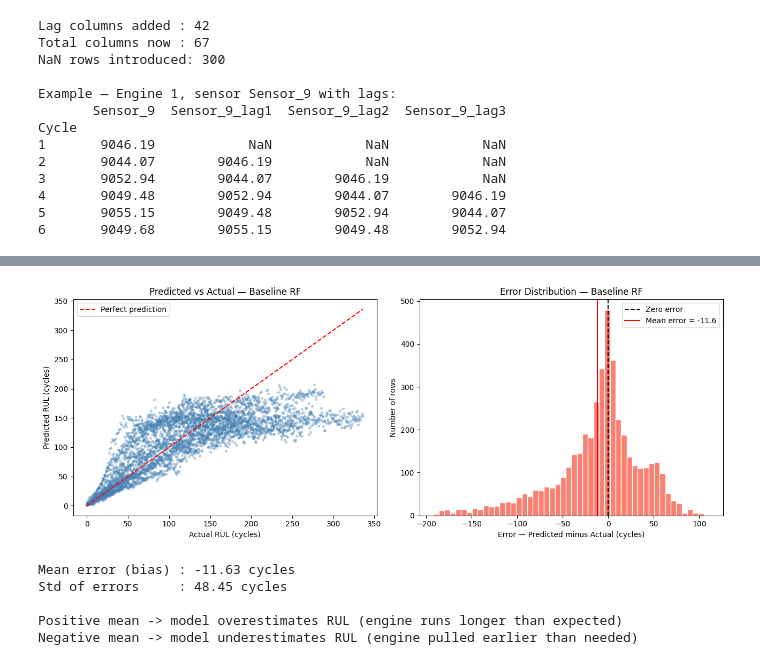
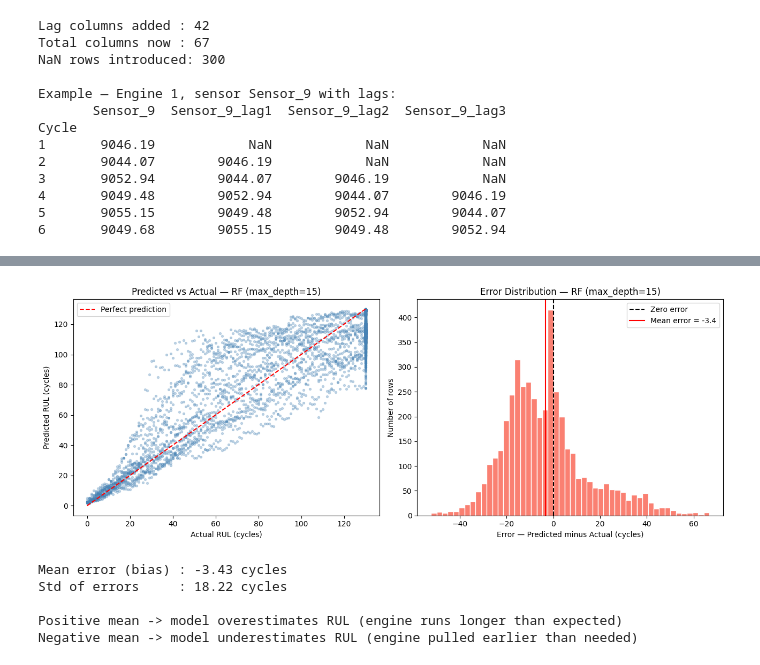
Before and after one commit to hazemabollfadl/Predictive-Maintenance-for-Industrial-Equipment, a Jupyter notebook: src/notebooks/random_forest.ipynb, the cells around one changed output, grey strips where cells are left out. Cells and saved outputs as stored; diff of their text form; code cells hidden in the pictures.

Commit message:
update random forest with final conclusion

```diff
--- a/src/notebooks/random_forest.ipynb
+++ b/src/notebooks/random_forest.ipynb
@@ -140,6 +173,8 @@ print(f'Min RUL           : {df_train_["RUL"].min()}')
 Max RUL after cap : 130
 Min RUL           : 0
 # %%
+df_train['RUL'] = df_train['RUL'].clip(upper=RUL_CAP)
+
 LAG_STEPS = [1, 2, 3]
 
 for lag in LAG_STEPS:
@@ -248,13 +289,11 @@ test_engines  = engine_ids[split_point:]
 train_df = df.loc[df.index.get_level_values('Engine_ID').isin(train_engines)]
 test_df  = df.loc[df.index.get_level_values('Engine_ID').isin(test_engines)]
 
-feature_cols = [c for c in df.columns if c not in ['RUL', 'Label_30']]
+feature_cols = [c for c in df.columns if c not in ['Engine_ID','RUL']]
 
-X_train = train_df[feature_cols].values
-y_train = train_df['RUL'].values
+X_train, y_train = train_df[feature_cols].values, train_df['RUL'].values
 
-X_test  = test_df[feature_cols].values
-y_test  = test_df['RUL'].values
+X_test, y_test = test_df[feature_cols].values, test_df['RUL'].values
 
 print(f'Train engines : {len(train_engines)}  (engine {train_engines[0]} to {train_engines[-1]})')
 print(f'Test engines  : {len(test_engines)}  (engine {test_engines[0]} to {test_engines[-1]})')
@@ -284,15 +312,0 @@ evaluate() ready.
-# %%
-rf_baseline = RandomForestRegressor(
-    n_estimators = 100,
-    max_features = 'sqrt',
-    max_depth    = None,   # unlimited — will likely overfit
-    random_state = 42,
-    n_jobs       = -1
-)
-
-rf_baseline.fit(X_train, y_train)
-print('Training complete.')
-print()
-
-evaluate(y_train, rf_baseline.predict(X_train), label='Baseline — Train')
-evaluate(y_test,  rf_baseline.predict(X_test),  label='Baseline — Test')
@@ -305,39 +375,38 @@ Baseline — Test                RMSE:  49.82   R²: 0.5762
 # %%
-y_pred_baseline = rf_baseline.predict(X_test)
-errors          = y_pred_baseline - y_test
+errors = preds - y_test
 
 fig, axes = plt.subplots(1, 2, figsize=(13, 5))
 
 # --- Scatter: predicted vs actual ---
-axes[0].scatter(y_test, y_pred_baseline, alpha=0.3, s=8, color='steelblue')
-lim = max(y_test.max(), y_pred_baseline.max())
+axes[0].scatter(y_test, preds, alpha=0.3, s=8, color='steelblue')
+lim = max(y_test.max(), preds.max())
 axes[0].plot([0, lim], [0, lim], 'r--', linewidth=1.5, label='Perfect prediction')
 axes[0].set_xlabel('Actual RUL (cycles)')
 axes[0].set_ylabel('Predicted RUL (cycles)')
-axes[0].set_title('Predicted vs Actual — Baseline RF')
+axes[0].set_title(f'Predicted vs Actual — RF (max_depth={MAX_DEPTH})')
 axes[0].legend()
 
 # --- Error distribution ---
 axes[1].hist(errors, bins=50, color='salmon', edgecolor='white')
-axes[1].axvline(0,            color='black', linestyle='--', linewidth=1.5, label='Zero error')
+axes[1].axvline(0,             color='black', linestyle='--', linewidth=1.5, label='Zero error')
 axes[1].axvline(errors.mean(), color='red',   linestyle='-',  linewidth=1.5, label=f'Mean error = {errors.mean():.1f}')
 axes[1].set_xlabel('Error — Predicted minus Actual (cycles)')
 axes[1].set_ylabel('Number of rows')
-axes[1].set_title('Error Distribution — Baseline RF')
+axes[1].set_title(f'Error Distribution — RF (max_depth={MAX_DEPTH})')
 axes[1].legend()
 
 plt.tight_layout()
 plt.show()
 
 print(f'Mean error (bias) : {errors.mean():+.2f} cycles')
 print(f'Std of errors     : {errors.std():.2f} cycles')
 print()
 print('Positive mean -> model overestimates RUL (engine runs longer than expected)')
 print('Negative mean -> model underestimates RUL (engine pulled earlier than needed)')
 # %% [output]
-[figure, old version]
+[figure, new version]
-Mean error (bias) : -11.63 cycles
-Std of errors     : 48.45 cycles
+Mean error (bias) : -3.43 cycles
+Std of errors     : 18.22 cycles
 
 Positive mean -> model overestimates RUL (engine runs longer than expected)
 Negative mean -> model underestimates RUL (engine pulled earlier than needed)
```
Also changed, not shown: parts of 17 cells of this notebook.
